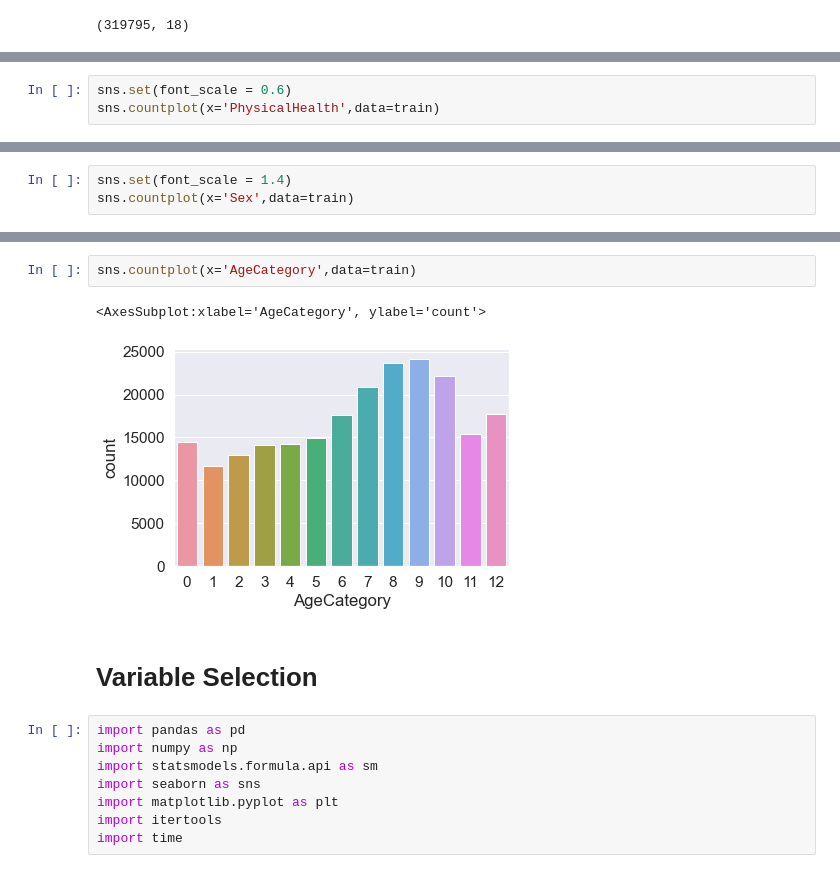
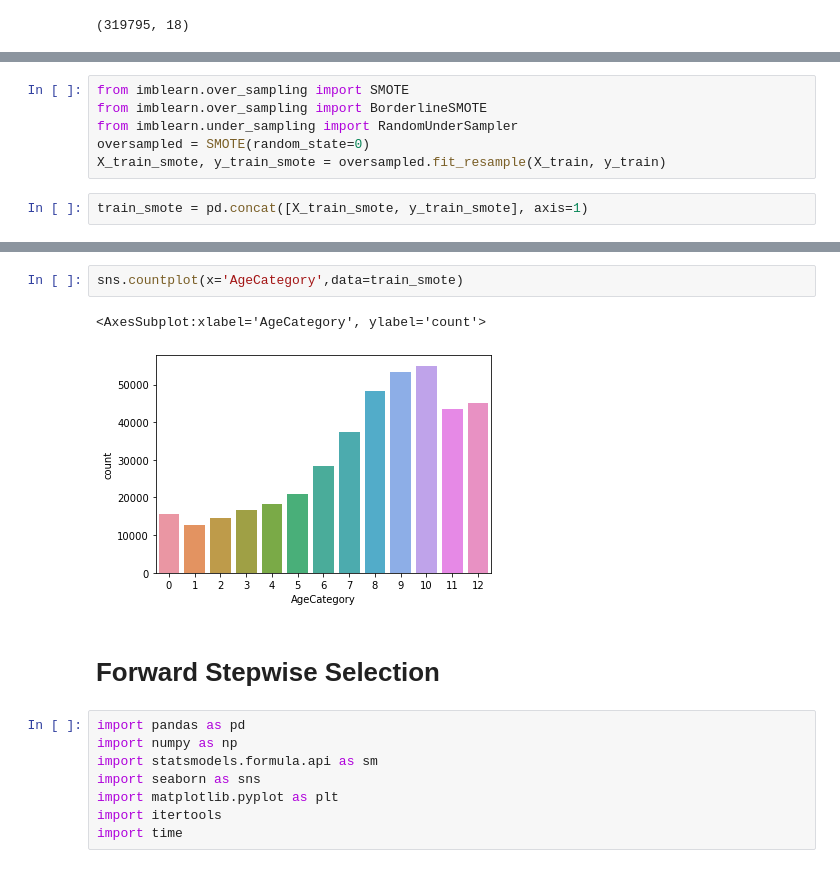
Before and after one commit to JerayuT/Group-5-WQ23-Data-Science, a Jupyter notebook: Project Analysis.ipynb, the cells around one changed output, grey strips where cells are left out. Saved outputs shown, nothing was run; the diff lists cells and outputs as text.

```diff
--- a/Project Analysis.ipynb
+++ b/Project Analysis.ipynb
@@ -98 +128,9 @@ test = data.iloc[223856:, :]
+# %%
+from imblearn.over_sampling import SMOTE
+from imblearn.over_sampling import BorderlineSMOTE
+from imblearn.under_sampling import RandomUnderSampler
+oversampled = SMOTE(random_state=0)
+X_train_smote, y_train_smote = oversampled.fit_resample(X_train, y_train)
+# %%
+train_smote = pd.concat([X_train_smote, y_train_smote], axis=1)
 # %%
@@ -130,3 +162,0 @@ sns.countplot(x='HeartDisease',data=train)
-# %%
-sns.set(font_scale = 0.6)
-sns.countplot(x='PhysicalHealth',data=train)
@@ -136,3 +162,0 @@ sns.countplot(x='PhysicalHealth',data=train)
-# %%
-sns.set(font_scale = 1.4)
-sns.countplot(x='Sex',data=train)
@@ -142,10 +163,10 @@ sns.countplot(x='Sex',data=train)
 # %%
-sns.countplot(x='AgeCategory',data=train)
+sns.countplot(x='AgeCategory',data=train_smote)
 # %% [output]
 <AxesSubplot:xlabel='AgeCategory', ylabel='count'>
-[figure, old version]
+[figure, new version]
 # %% [markdown]
-# Variable Selection
+# Forward Stepwise Selection
 # %%
 import pandas as pd
 import numpy as np
```
Also changed, not shown: parts of 52 cells of this notebook.
